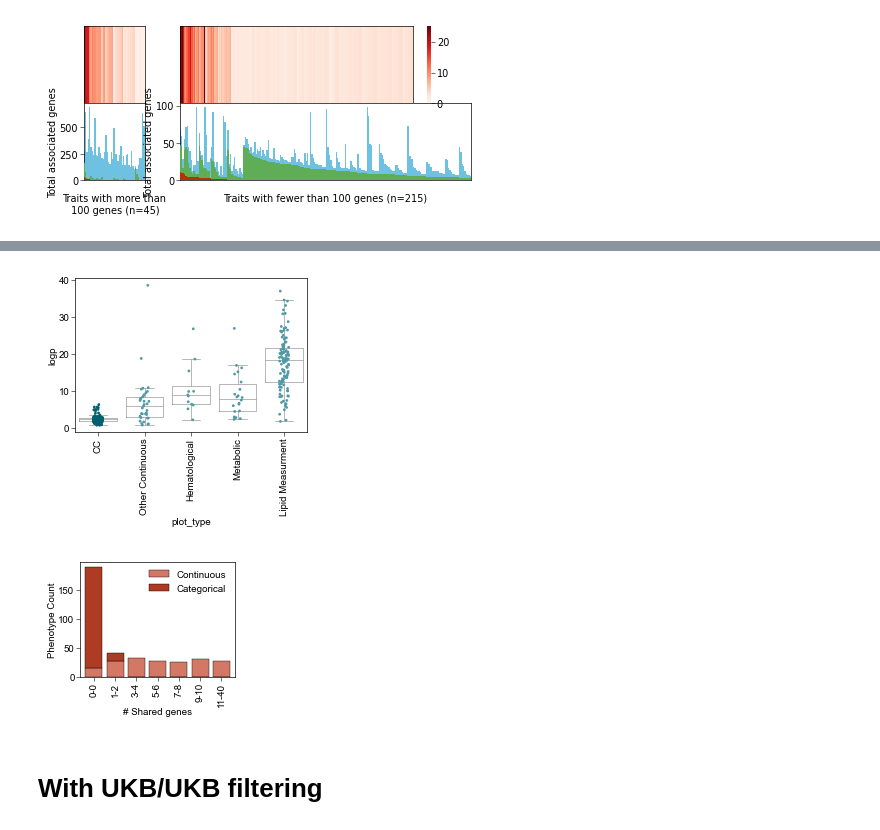
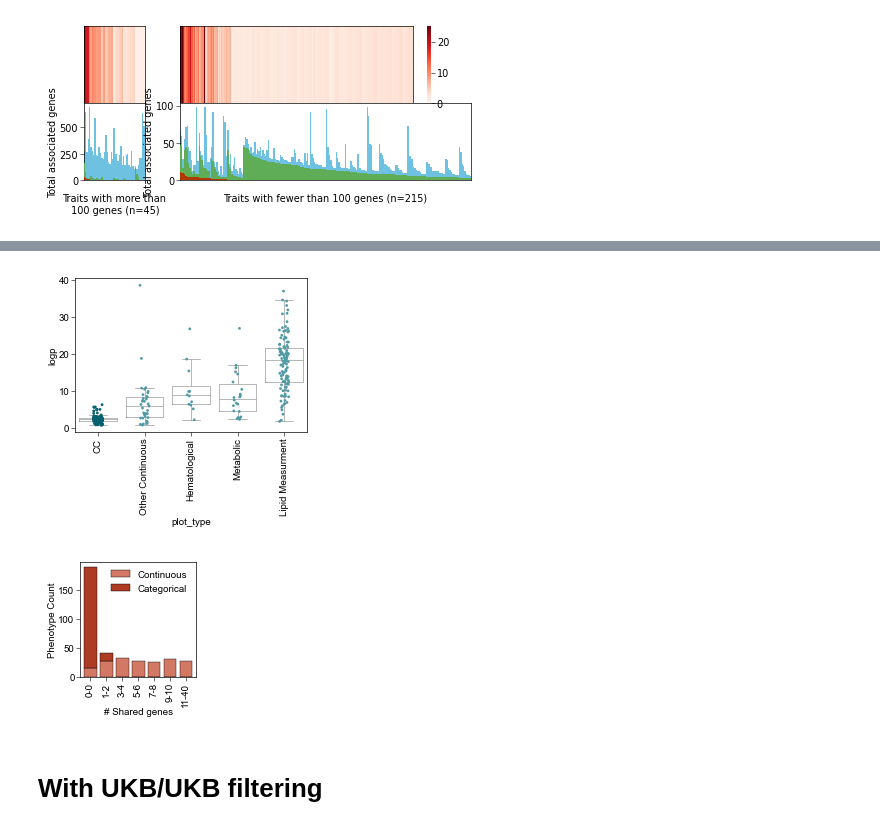
Before and after one commit to sarah-n-wright/CARVA, a Jupyter notebook: Notebooks/Figure Overlap.ipynb, the cells around one changed output, grey strips where cells are left out. Saved outputs shown, nothing was run; the diff lists cells and outputs as text; code cells hidden in the pictures.

```diff
--- a/Notebooks/Figure Overlap.ipynb
+++ b/Notebooks/Figure Overlap.ipynb
@@ -82,6 +82,9 @@ def map_trait_code(code):
     go = next((match.group() for match in re.finditer(r'GO_\d+', code)), None)
     if go is not None:
         return go
+    oba = next((match.group() for match in re.finditer(r'OBA_\d+', code)), None)
+    if oba is not None:
+        return oba
     return None
 # %%
 ###
@@ -485,7 +590,7 @@ sns.stripplot(over_df[over_df.logp < 50], x='plot_type', y='logp', s=2, hue='plo
 sns.boxplot(over_df[over_df.logp < 50], x='plot_type', y='logp', fill=False, color='grey', fliersize=0, linewidth=0.4)
 plt.gca().tick_params(axis='x', rotation=90)
 # %% [output]
-[figure, old version]
+[figure, new version]
 # %%
 counts_q={}
 counts_cc = {}
@@ -495,15 +600,15 @@ for lo,hi in [(0,0), (1,2), (3, 4), (5,6), (7,8), (9,10), (11,40)]:
     counts_cc[f'{lo}-{hi}'] = c_df[(c_df.n_overlap >= lo) & (c_df.n_overlap<=hi)].shape[0]
     counts_q[f'{lo}-{hi}'] = q_df[(q_df.n_overlap >= lo) & (q_df.n_overlap<=hi)].shape[0]
 # %%
-_ = plt.figure(figsize=(2,1.5))
+_ = plt.figure(figsize=(1.5,1.5))
 ax=plt.gca()
 pd.DataFrame({'Continuous':counts_q, 'Categorical':counts_cc}).plot(kind='bar', stacked=True, edgecolor='black', linewidth=0.3, width=0.8,
                                                                              ax=ax, color=[ '#D47866', '#AE3B24',])
 ax.set_ylabel('Phenotype Count')
 ax.set_xlabel('# Shared genes')
 plt.savefig(os.path.join(figdir, 'shared_gene_counts.svg'), bbox_inches='tight')
 # %% [output]
-[figure, old version]
+[figure, new version]
 # %% [markdown]
 # With UKB/UKB filtering
 # %%
```
Also changed, not shown: parts of 15 cells of this notebook, 35 other files.
